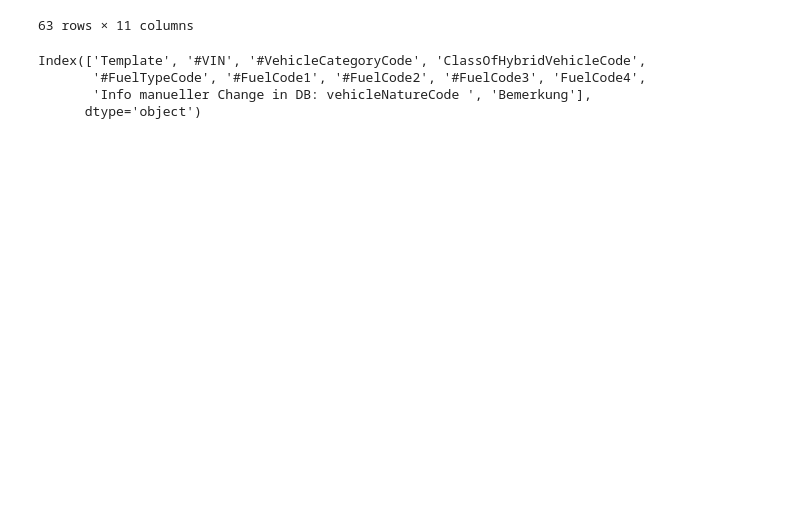
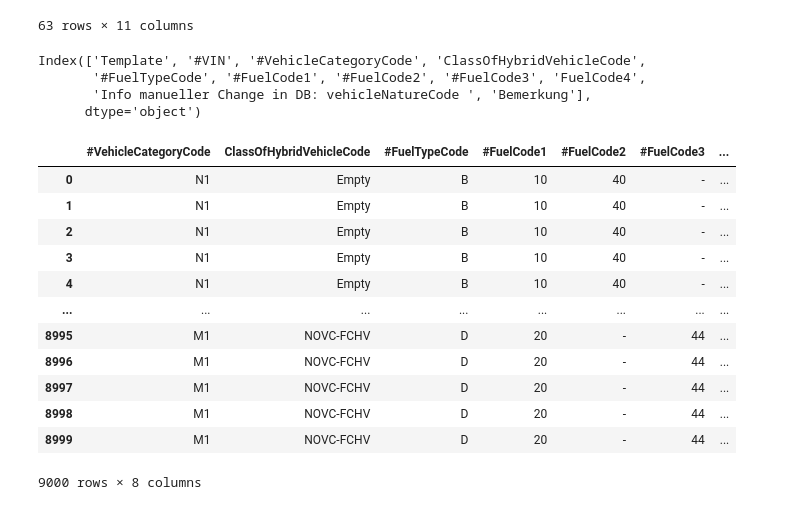
Before and after one commit to aresssera/generate_test_files_CO2_emission, a Jupyter notebook: createCombinations.ipynb, the cells around one changed output. Drawn from its saved outputs; the diff is of its cells as text; code cells hidden in the pictures; blank space fills up the shorter version.

```diff
--- a/createCombinations.ipynb
+++ b/createCombinations.ipynb
@@ -26,3 +26,45 @@ Index(['Template', '#VIN', '#VehicleCategoryCode', 'ClassOfHybridVehicleCode',
        '#FuelTypeCode', '#FuelCode1', '#FuelCode2', '#FuelCode3', 'FuelCode4',
        'Info manueller Change in DB: vehicleNatureCode ', 'Bemerkung'],
       dtype='object')
+# %%
+cols = ['#VehicleCategoryCode', 'ClassOfHybridVehicleCode',
+        '#FuelTypeCode', '#FuelCode1', '#FuelCode2', '#FuelCode3',
+        'FuelCode4', 'Info manueller Change in DB: vehicleNatureCode ']
+
+allLists = []
+
+for col in cols:
+  allLists.append(df[col].unique())
+
+len(allLists)
+allLists[7] = ['-', '35', '38']
+# %%
+newDF = pd.DataFrame(columns=cols)
+
+for a in allLists[0]:
+  for b in allLists[1]:
+    for c in allLists[2]:
+      for d in allLists[3]:
+        for e in allLists[4]:
+          for f in allLists[5]:
+            for g in allLists[6]:
+              for h in allLists[7]:
+
+                car = [a, b, c, d, e, f, g, h]
+                newDF.loc[len(newDF)] = car
+# %%
+newDF
+# %% [output]
+|  | #VehicleCategoryCode | ClassOfHybridVehicleCode | #FuelTypeCode | #FuelCode1 | #FuelCode2 | #FuelCode3 | ... |
+| 0 | N1 | Empty | B | 10 | 40 | - | ... |
+| 1 | N1 | Empty | B | 10 | 40 | - | ... |
+| 2 | N1 | Empty | B | 10 | 40 | - | ... |
+| 3 | N1 | Empty | B | 10 | 40 | - | ... |
+| 4 | N1 | Empty | B | 10 | 40 | - | ... |
+| ... | ... | ... | ... | ... | ... | ... | ... |
+| 8995 | M1 | NOVC-FCHV | D | 20 | - | 44 | ... |
+| 8996 | M1 | NOVC-FCHV | D | 20 | - | 44 | ... |
+| 8997 | M1 | NOVC-FCHV | D | 20 | - | 44 | ... |
+| 8998 | M1 | NOVC-FCHV | D | 20 | - | 44 | ... |
+| 8999 | M1 | NOVC-FCHV | D | 20 | - | 44 | ... |
+9000 rows × 8 columns
```
